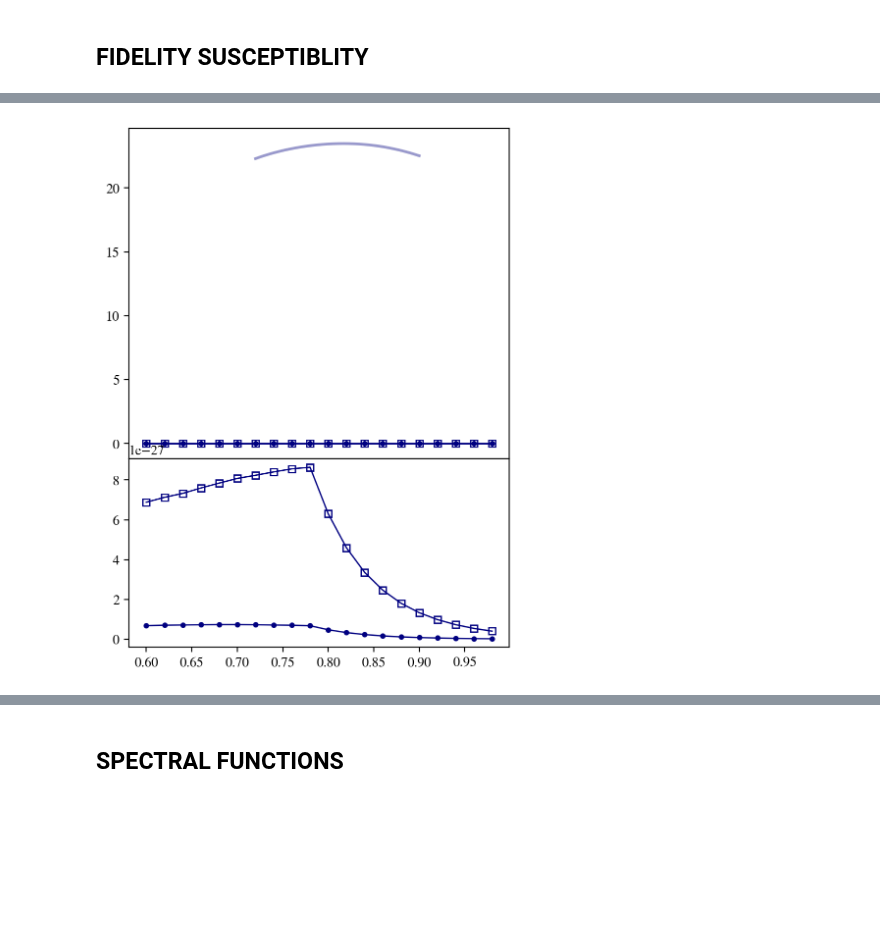
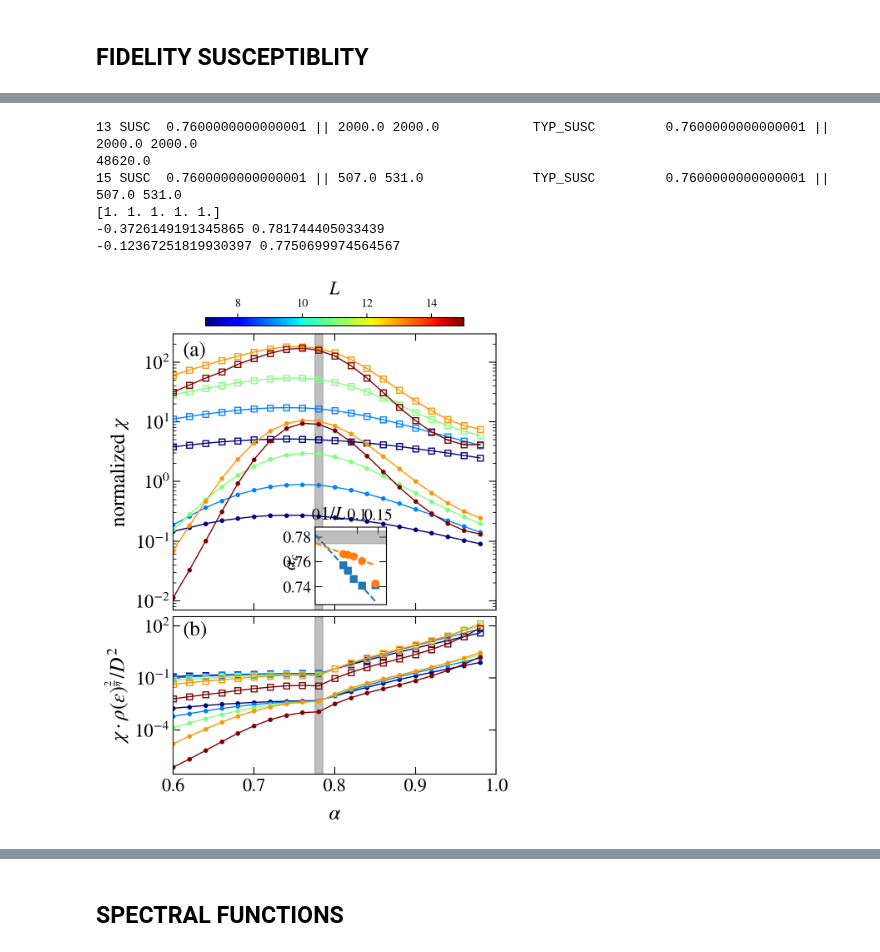
Before and after one commit to Rafal-Swietek/QHamSolver, a Jupyter notebook: QSunU1/Jupyter_Python/EBT_observables.ipynb, the cells around one changed output, grey strips where cells are left out. Saved outputs shown, nothing was run; the diff lists cells and outputs as text; code cells hidden in the pictures; blank space fills up the shorter version.

```diff
--- a/QSunU1/Jupyter_Python/EBT_observables.ipynb
+++ b/QSunU1/Jupyter_Python/EBT_observables.ipynb
@@ -125,7 +125,7 @@ Sz = 0
 
 alfa_crit = 0.78
 
-alfa_vals = np.arange(0.6, 1., 0.02)
+alfa_vals = np.arange(0.6, 0.999, 0.02)
 print(alfa_vals)
 
 sizes = np.arange(10, 19, 2) - N
@@ -153,8 +153,8 @@ susc_max = []
 alfa_max2 = []
 for iiL, L in enumerate( sizes ):
     col = s_m.to_rgba(L)
-    dim = 2**(L+N)
-
+    dim = binom( (L+N), (L+N)//2 )
+    print(dim)
     reals    = np.zeros((alfa_vals.size)); reals.fill(np.nan)
     reals2   = np.zeros((alfa_vals.size)); reals.fill(np.nan)
     agp      = np.zeros((alfa_vals.size)); agp.fill(np.nan)
@@ -172,21 +172,24 @@ for iiL, L in enumerate( sizes ):
         if exists(name):
             with h5py.File(name, "r") as file:
                 R = np.array(file.get('realisations'))
-                DOS = max(np.array(file.get('DOS'))) / R
+                reals[ii] = R
+                DOS = max(np.array(file.get('DOS')))
                 # DOS = dim * 1.0
 
-                # wHx = np.array(file.get('wH'))[-2]
-                # wHx_typ = np.array(file.get('wH_typ'))[-2]
+                wHx = np.array(file.get('wH'))[1][-2]
+                # print(np.array(file.get('wH')).shape)
+                wHx_typ = np.array(file.get('wH_typ'))[1][-2]
                 # wH[ii] = wHx
                 # # wHx = 1/dim
                 # wHx_typ = 1 / dim
+                # DOS = 1 / wHx
 
-                # mu = wHx#np.sqrt(L+N) / dim
+                mu = wHx#np.sqrt(L+N) / dim
 
-                norm_av_fading[ii] = DOS**(2 / eta - 1) / max_susc[iiL] if alfa >= alfa_crit else DOS**(-1) / max_susc[iiL]
-                norm_typ_fading[ii] = DOS**(2 / eta - 1) / max_typ[iiL] if alfa >= alfa_crit else DOS**(-1) / max_typ[iiL]
-                norm_av[ii] = 1/max_susc[iiL] #DOS**(-1) * (mu)**(-2)
-                norm_typ[ii] = 1/max_typ[iiL] #DOS**(-1) * (wHx_typ)**(-2)
+                norm_av_fading[ii] = DOS**(2 / eta) * mu**(2) if alfa >= alfa_crit else mu**(2)
+                norm_typ_fading[ii] = DOS**(2 / eta) * wHx_typ**(2) if alfa >= alfa_crit else wHx_typ**(2)
+                norm_av[ii]  = 1 / dim#DOS * (mu)**(2)
+                norm_typ[ii] = 1 / dim#DOS * (wHx_typ)**(2)
 
                 # norm_av_fading[ii] = DOS**(-2 / eta) / mu**2 if alfa >= alfa_crit else mu**(-2)
                 # norm_typ_fading[ii] = DOS**(-2 / eta) / wHx_typ**2 if alfa >= alfa_crit else wHx_typ**(-2)
@@ -197,29 +200,32 @@ for iiL, L in enumerate( sizes ):
                 # norm2[ii] = DOS**(-2 / eta) / wHx**2 if alfa >= alfa_crit else 1 / wHx**2
 
                 reals[ii] = np.array(file.get('realisations'))
-                agp[ii] = np.array(file.get('SUSC_R'))[1][-2]
+                _agp_ = np.array(file.get('SUSC_R'))
+                # print(_agp_, _agp_.shape, _agp_[0].shape)
+                agp[ii] = _agp_[1][1]
+                # print(np.array(file.get('SUSC_R'))[1][-1])
                 # susc[ii] = np.array(file.get('SUSC_R'))[-2]
-                typ_susc[ii] = np.array(file.get('TYP_SUSC'))[1][-2]
+                typ_susc[ii] = np.array(file.get('TYP_SUSC'))[1][1]
         else:
             print(name)
 
-    max_typ[iiL] = typ_susc[-1]
-    max_susc[iiL] = agp[-1]
+    max_typ[iiL] = 1#typ_susc[-1]
+    max_susc[iiL] = 1#agp[-1]
     axis[0].plot(alfa_vals, typ_susc * norm_typ, color=col, marker='o', markersize=3, lw=1)
-    axis[0].plot(alfa_vals, agp      * norm_av * 20, color=col, marker='s', markersize=5, lw=1, markerfacecolor='None')
+    axis[0].plot(alfa_vals, agp      * norm_av * 50, color=col, marker='s', markersize=5, lw=1, markerfacecolor='None')
     axis[1].plot(alfa_vals, typ_susc * norm_typ_fading, color=col, marker='o', markersize=3, lw=1)
-    axis[1].plot(alfa_vals, agp      * norm_av_fading * 20, color=col, marker='s', markersize=5, lw=1, markerfacecolor='None')
+    axis[1].plot(alfa_vals, agp      * norm_av_fading * 50, color=col, marker='s', markersize=5, lw=1, markerfacecolor='None')
 
-    print(L, "SUSC\t", alfa_vals[np.argmax(agp)], "||", min(reals2), max(reals2), "\t\tTYP_SUSC\t", alfa_vals[np.argmax(typ_susc)], "||", min(reals), max(reals))
-    x = alfa_vals[~np.isnan(agp)]
-    agp = agp[~np.isnan(agp)] / agp[-1] * 20
+    print(L, "SUSC\t", alfa_vals[np.argmax(agp)], "||", min(reals), max(reals), "\t\tTYP_SUSC\t", alfa_vals[np.argmax(typ_susc)], "||", min(reals), max(reals))
+    alfa_vals = alfa_vals[~np.isnan(agp)]
+    agp = agp[~np.isnan(agp)] * 50
     # indices = np.where(np.logical_and(alfa_vals >= 0.6, alfa_vals < 1.85))[0]
-    if agp.size > 10:
+    if agp.size > 2:
         indices = np.arange(np.argmax(agp) - 5, np.argmax(agp) + 5, 1)
         x = np.linspace(alfa_vals[indices][0], alfa_vals[indices][-1], 1000)
-        f = splrep(alfa_vals[indices], agp[indices], k=5, s=10)
+        f = splrep(alfa_vals[indices], agp[indices], k=3, s=10)
         agp = splev(x, f)
-        axis[0].plot(x, agp, lw=2, alpha=0.4, color=col)
+        # axis[0].plot(x, agp, lw=2, alpha=0.4, color=col)
         idx = np.argmax(agp)
         agp_max.append(agp[idx])
         alfa_max1.append(x[idx])
@@ -227,12 +233,12 @@ for iiL, L in enumerate( sizes ):
         agp_max.append(np.nan)
         alfa_max1.append(np.nan)
 
-    x = alfa_vals[~np.isnan(typ_susc)]
-    typ_susc = typ_susc[~np.isnan(typ_susc)] / typ_susc[-1]
-    if typ_susc.size > 10:
-        indices = np.arange(np.argmax(typ_susc) - 5, np.argmax(typ_susc) + 5, 1)
+    alfa_vals = alfa_vals[~np.isnan(typ_susc)]
+    typ_susc = typ_susc[~np.isnan(typ_susc)]
+    if typ_susc.size > 5:
+        indices = np.arange( max(0, np.argmax(typ_susc) - 10), min(np.argmax(typ_susc) + 10, typ_susc.size-1), 1)
         x = np.linspace(alfa_vals[indices][0], alfa_vals[indices][-1], 1000)
-        f = splrep(alfa_vals[indices], typ_susc[indices], k=5, s=10)
+        f = splrep(alfa_vals[indices], typ_susc[indices], k=5, s=2)
         typ_susc = splev(x, f)
         idx = np.argmax(typ_susc)
         susc_max.append(typ_susc[idx])
@@ -243,8 +249,8 @@ for iiL, L in enumerate( sizes ):
 
 print(max_typ)
 
-axis[0].plot(alfa_max1, agp_max,  marker='v', color='black', ls='--', markersize=5)
-axis[0].plot(alfa_max2, susc_max, marker='v', color='black', ls='--', markersize=5)
+# axis[0].plot(alfa_max1, agp_max,  marker='v', color='black', ls='--', markersize=5)
+# axis[0].plot(alfa_max2, susc_max, marker='v', color='black', ls='--', markersize=5)
 
 axis[1].plot(np.nan, np.nan, color='k', marker='o', markersize=3, lw=1, label=r"$\chi^{\rm typ}$" if L == 13 else "")
 axis[1].plot(np.nan, np.nan, color='k', marker='s', markersize=4, lw=1, markerfacecolor='None', label=r"$\chi^{\rm av}_r\cdot20$" if L == 13 else "")
@@ -285,8 +291,8 @@ for alfac in [alfa_max1, alfa_max2]:
     xx = 1/sizes[~np.isnan(alfac)]
     yy = np.array(alfac)[~np.isnan(alfac)]
     pars, pconv, fit_info, msg, _ = fit(lin_fit2,
-                        xdata = xx[-5:],
-                        ydata = yy[-5:],
+                        xdata = xx[-4:],
+                        ydata = yy[-4:],
                         full_output=True, maxfev=10000)
     print(*pars)
     xx = np.linspace(0, max(1/sizes), 10000)
@@ -316,6 +322,8 @@ inset.yaxis.set_label_coords(-0.22, 0.55)
 inset.axhspan(ymin = alfa_crit - 0.005, ymax = alfa_crit + 0.005, color='gray', alpha=0.5 )
 fig.subplots_adjust(wspace = 0.03, hspace=0.03)
 # fig.savefig("plots_AGP/Fig2.pdf", bbox_inches = 'tight', pad_inches=0.02)
+
+# CHECK ON VEGA IF SCRIPT DOES NOT DO WEIRD STUFF BEFORE ERROR
 # %% [output]
 [0.6  0.62 0.64 0.66 0.68 0.7  0.72 0.74 0.76 0.78 0.8  0.82 0.84 0.86
  0.88 0.9  0.92 0.94 0.96 0.98]
@@ -324,2 +338,8 @@ ValueError: Error on input data
+13 SUSC  0.7600000000000001 || 2000.0 2000.0            TYP_SUSC         0.7600000000000001 || 2000.0 2000.0
+48620.0
+15 SUSC  0.7600000000000001 || 507.0 531.0              TYP_SUSC         0.7600000000000001 || 507.0 531.0
+[1. 1. 1. 1. 1.]
+-0.3726149191345865 0.781744405033439
+-0.12367251819930397 0.7750699974564567
-[figure, old version]
+[figure, new version]
 # %%
```
Also changed, not shown: parts of 2 cells of this notebook, 1 other file.
